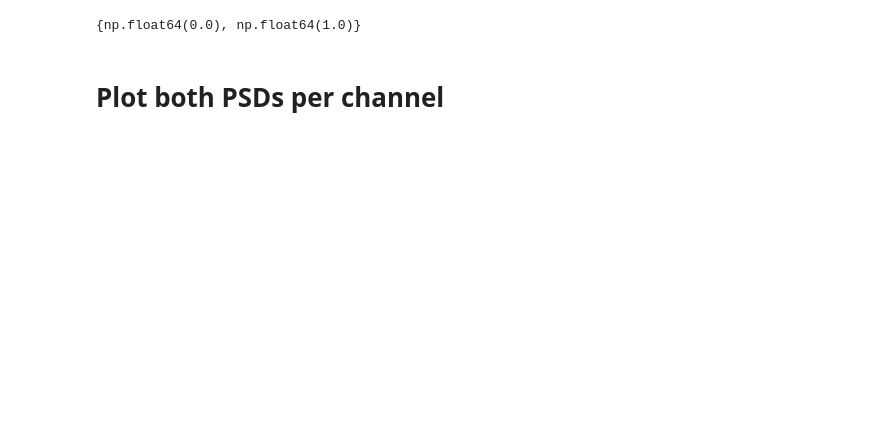
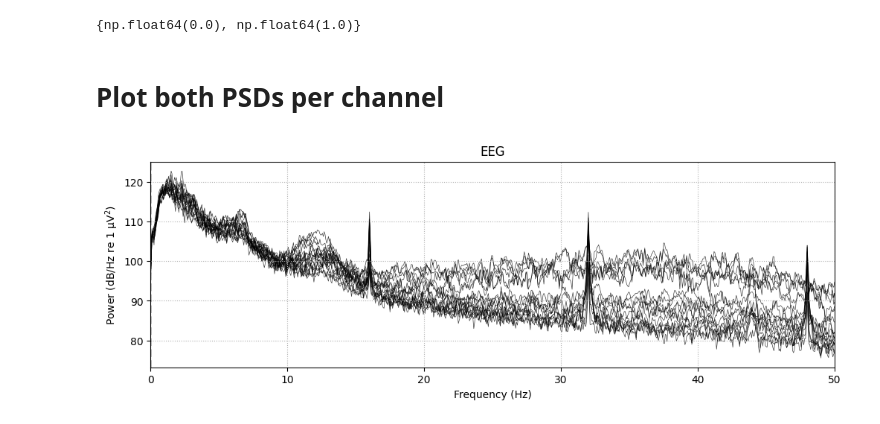
Before and after one commit to denizyennerr/Tez, a Jupyter notebook: preprocess_verify.ipynb, the cells around one changed output. Drawn from its saved outputs; the diff is of its cells as text; code cells hidden in the pictures; blank space fills up the shorter version.

```diff
--- a/preprocess_verify.ipynb
+++ b/preprocess_verify.ipynb
@@ -310,33 +311,35 @@ print(set(y))
 # %% [markdown]
 # Plot both PSDs per channel
 # %%
-# # This resets matplotlib to the standard white-background scientific style
-# plt.style.use('default')
-#
-# # Generate the plot
-# fig_psd = raw.compute_psd(fmax=50).plot(
-#     average=False,
-#     spatial_colors=True,
-#     show=False
-# )
-#
-# # Option 2: The "Manual" Fix (If Option 1 doesn't work)
-# # Explicitly paint the background white and text black
-# fig_psd.patch.set_facecolor('white') # Outer background
-#
-# for ax in fig_psd.axes:
-#     ax.set_facecolor('white')        # Inner plot background
-#
-#     # Set text and lines to black for visibility
-#     ax.xaxis.label.set_color('black')
-#     ax.yaxis.label.set_color('black')
-#     ax.title.set_color('black')
-#     ax.tick_params(axis='x', colors='black')
-#     ax.tick_params(axis='y', colors='black')
-#
-#     # Make borders black
-#     for spine in ax.spines.values():
-#         spine.set_edgecolor('black')
-#
-# # Finally show the plot
-# plt.show()
+# This resets matplotlib to the standard white-background scientific style
+plt.style.use('default')
+
+# Generate the plot
+fig_psd = raw.compute_psd(fmax=50).plot(
+    average=False,
+    spatial_colors=True,
+    show=False
+)
+
+# Option 2: The "Manual" Fix (If Option 1 doesn't work)
+# Explicitly paint the background white and text black
+fig_psd.patch.set_facecolor('white') # Outer background
+
+for ax in fig_psd.axes:
+    ax.set_facecolor('white')        # Inner plot background
+
+    # Set text and lines to black for visibility
+    ax.xaxis.label.set_color('black')
+    ax.yaxis.label.set_color('black')
+    ax.title.set_color('black')
+    ax.tick_params(axis='x', colors='black')
+    ax.tick_params(axis='y', colors='black')
+
+    # Make borders black
+    for spine in ax.spines.values():
+        spine.set_edgecolor('black')
+
+# Finally show the plot
+plt.show()
+# %% [output]
+[figure, added]
```
Also changed, not shown: parts of 19 cells of this notebook, 3 other files.
